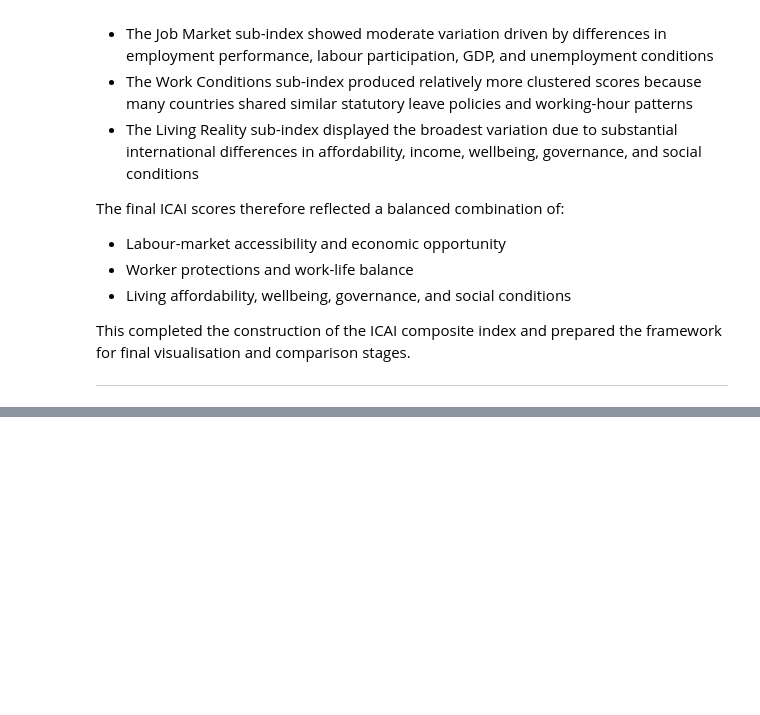
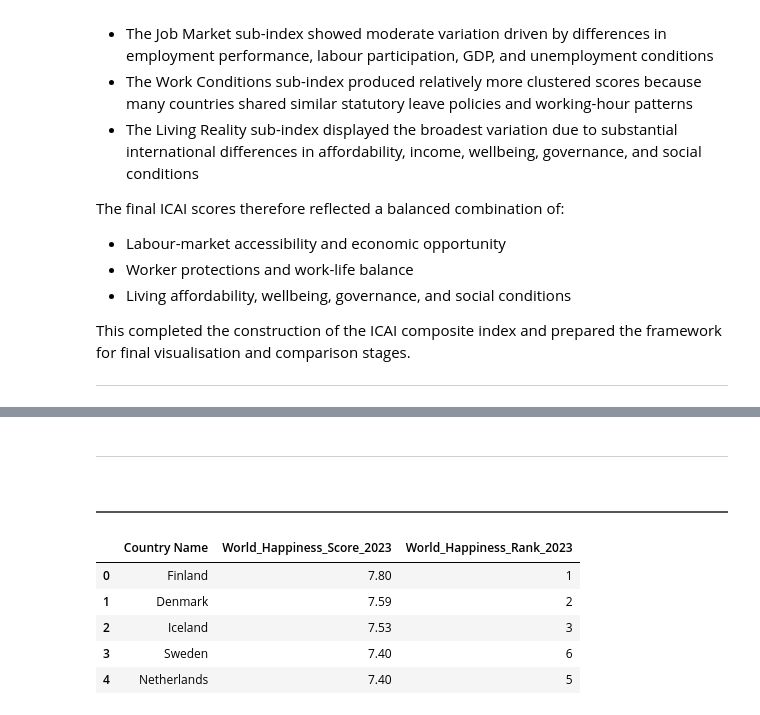
Before and after one commit to LeafMonarch/International-Career-Attractiveness-Index, a Jupyter notebook: notebooks/main.ipynb, the cells around one changed output, grey strips where cells are left out. Saved outputs shown, nothing was run; the diff lists cells and outputs as text; code cells hidden in the pictures; blank space fills up the shorter version.

```diff
--- a/notebooks/main.ipynb
+++ b/notebooks/main.ipynb
@@ -3619,0 +3725,40 @@ This completed the construction of the ICAI composite index and prepared the fra
+# %% [markdown]
+---
+
+<h2 id="happiest-countries-in-the-world"
+style="
+color:#ffffff;
+border-bottom:2px solid #555;
+padding-bottom:5px;">
+7.2 Happiest Countries in the World Extraction
+</h2>
+# %%
+happiness_external = pd.read_csv("../data/happiest-countries-in-the-world-2026.csv")
+
+happiness_external = happiness_external.rename(columns={
+    "country": "Country Name",
+    "WorldHappinessScore_2023": "World_Happiness_Score_2023",
+    "WorldHappinessRank_2023": "World_Happiness_Rank_2023"
+})
+
+happiness_external["World_Happiness_Score_2023"] = pd.to_numeric(
+    happiness_external["World_Happiness_Score_2023"],
+    errors="coerce"
+)
+
+happiness_external = happiness_external[
+    [
+        "Country Name",
+        "World_Happiness_Score_2023",
+        "World_Happiness_Rank_2023"
+    ]
+]
+
+display(happiness_external.head())
+# %% [output]
+|  | Country Name | World_Happiness_Score_2023 | World_Happiness_Rank_2023 |
+| 0 | Finland | 7.80 | 1 |
+| 1 | Denmark | 7.59 | 2 |
+| 2 | Iceland | 7.53 | 3 |
+| 3 | Sweden | 7.40 | 6 |
+| 4 | Netherlands | 7.40 | 5 |
```
Also changed, not shown: parts of 11 cells of this notebook.
